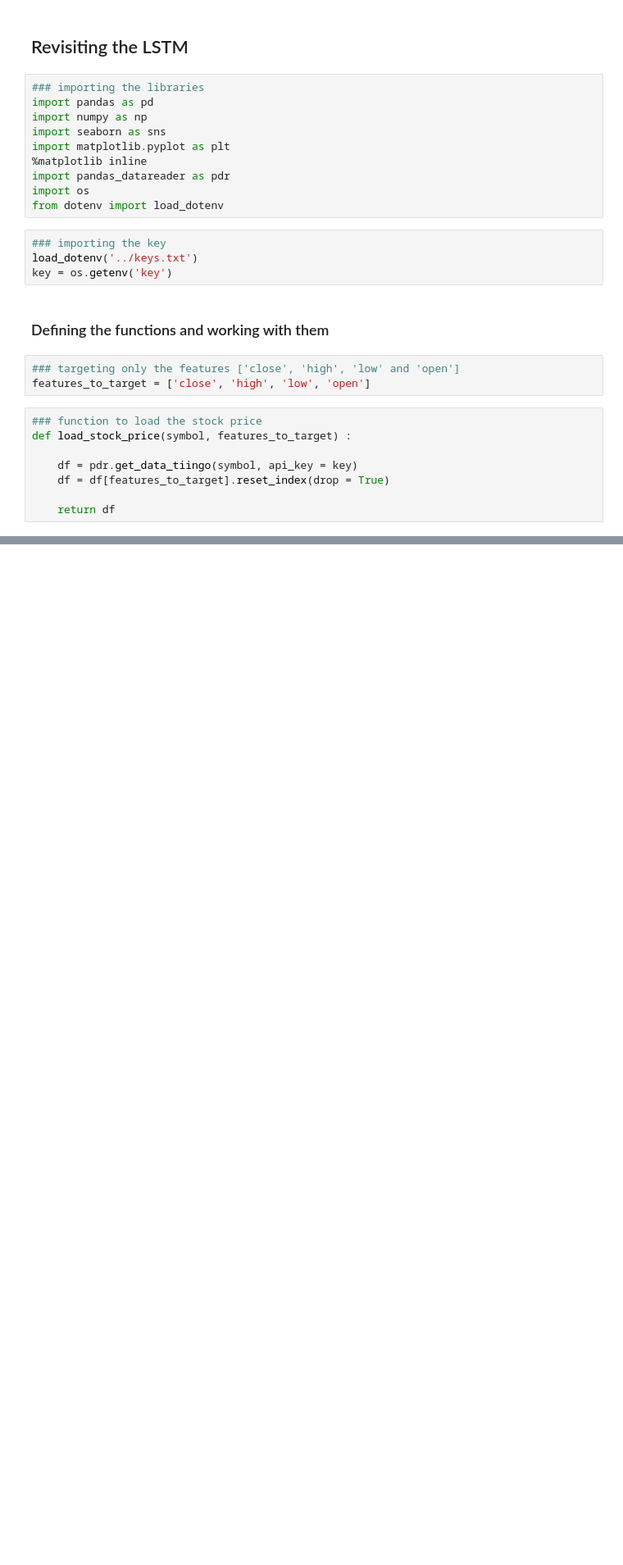
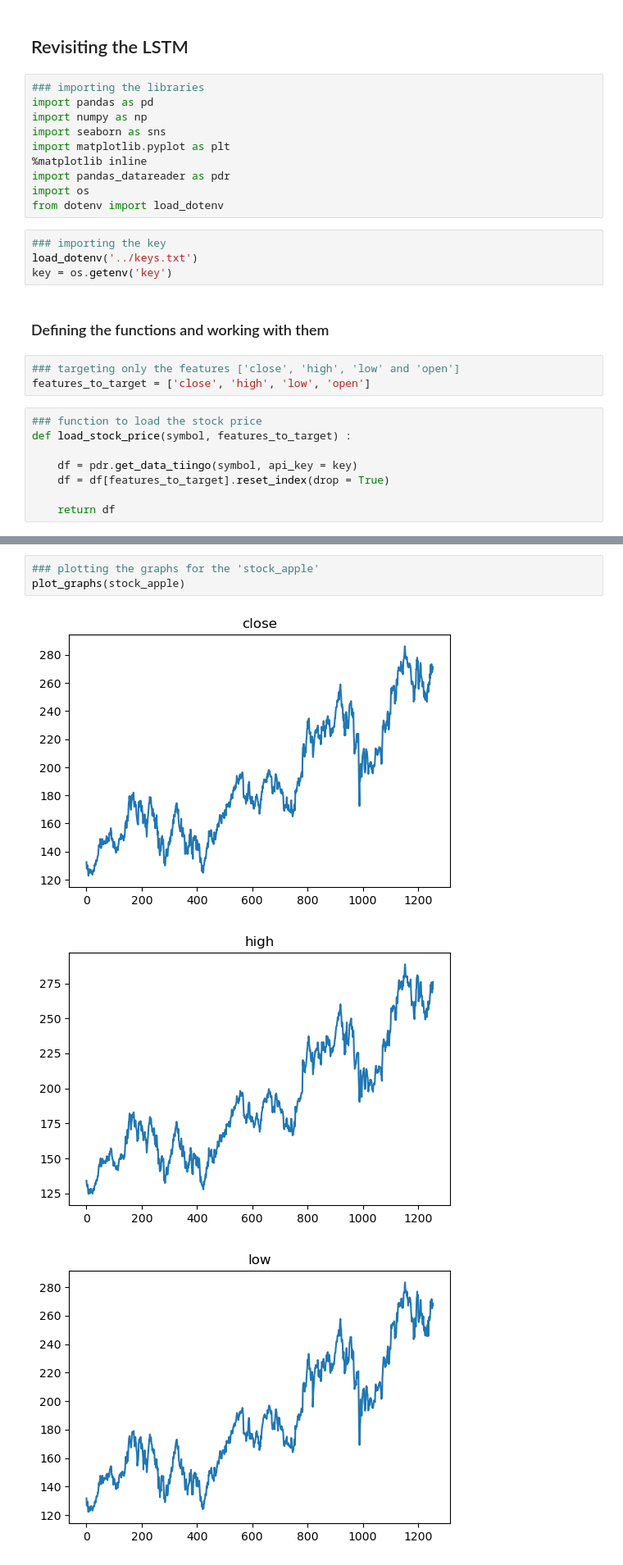
Before and after one commit to utsav87589/LSTM---Stock-price-prediction, a Jupyter notebook: test_files/v1/revision/29-4.ipynb, the cells around one changed output, grey strips where cells are left out. Shown at 82% size. Drawn from its saved outputs; the diff is of its cells as text; blank space fills up the shorter version.

```diff
--- a/test_files/v1/revision/29-4.ipynb
+++ b/test_files/v1/revision/29-4.ipynb
@@ -49,0 +81,7 @@ stock_apple.tail()
+# %%
+### plotting the graphs for the 'stock_apple'
+plot_graphs(stock_apple)
+# %% [output]
+[figure, added]
+[figure, added]
+[figure, added]
```
Also changed, not shown: parts of 9 cells of this notebook.
